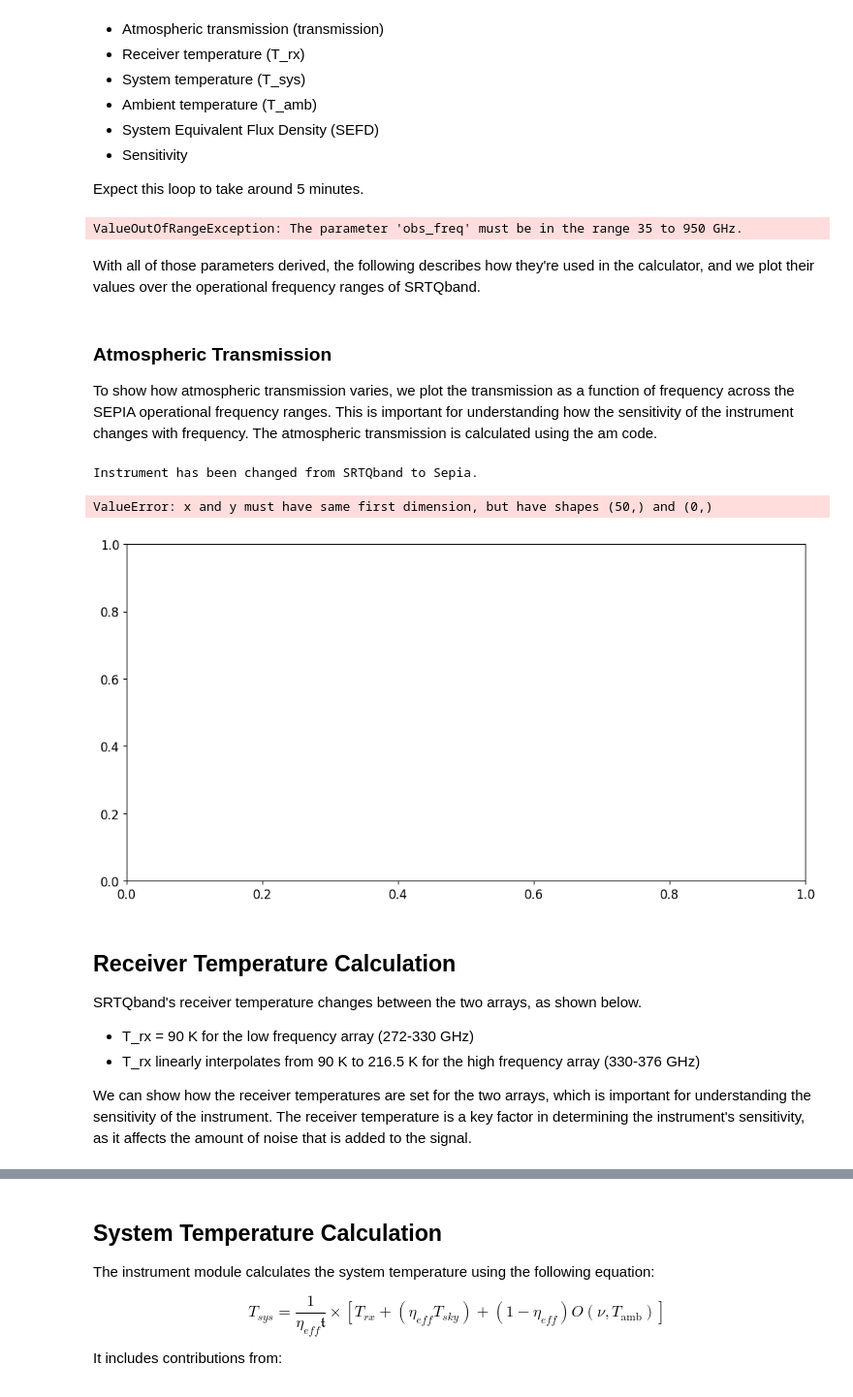
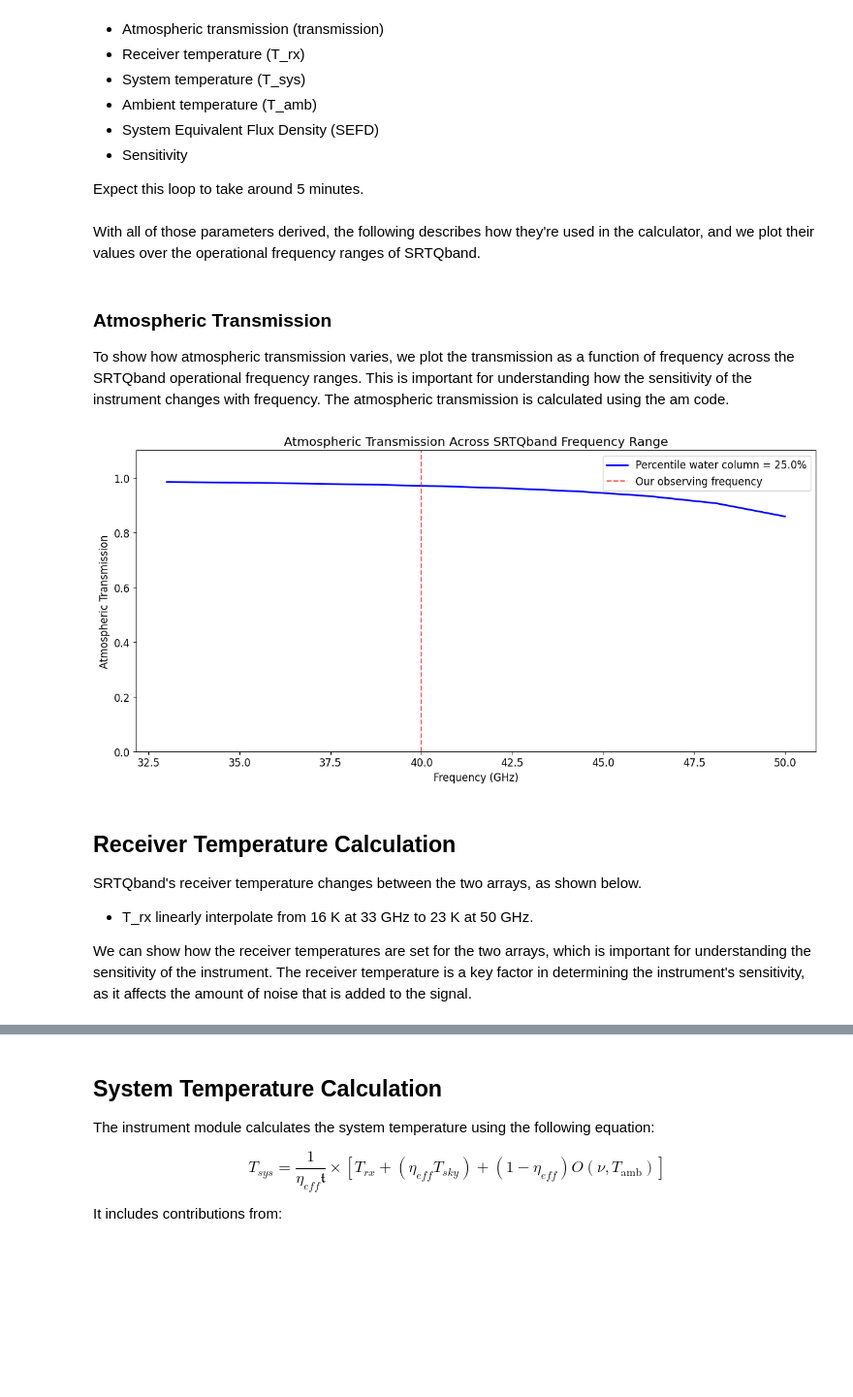
Before and after one commit to ukatc/AtLAST_sensitivity_calculator, a Jupyter notebook: Jupyter_Notebooks/Instrument_Walkthroughs/SRTQBand_instrument_walkthrough.ipynb, the cells around one changed output, grey strips where cells are left out. Shown at 97% size. Cells and saved outputs as stored; diff of their text form; code cells hidden in the pictures; blank space fills up the shorter version.

```diff
--- a/Jupyter_Notebooks/Instrument_Walkthroughs/SRTQBand_instrument_walkthrough.ipynb
+++ b/Jupyter_Notebooks/Instrument_Walkthroughs/SRTQBand_instrument_walkthrough.ipynb
@@ -170,7 +170,7 @@ Calculations will now be performed using: SRTQband
 Let's visualise how various parameters change as a function of frequency across the SRTQba bands. First, because SRTQband has a low frequency and high frequency array, lets setup an array of frequencies that combines these two ranges for derivations through the notebook
 # %%
 # Create a frequency array spanning SRTQband's specific frequency ranges for plotting
-frequencies = np.linspace(33,40,50)
+frequencies = np.linspace(33,50,10)
 # %% [markdown]
 Because the calculator re-calculates on each parameter change, and there are a lot of calculations being done in this notebook, there is a single loop here which calculates all of the parameters we're exploring in the rest of the notebook. This includes:
 
@@ -204,7 +204,7 @@ for freq in frequencies:
     transmission.append(calculator.derived_parameters.transmittance)
 
     # extract receiver temperature from the calculator, and add it to the list
-    t_rx = srtqband.calculate_receiver_temp(calculator.user_input.obs_freq)
+    t_rx = srtqband_instrument.calculate_receiver_temp(calculator.user_input.obs_freq)
     t_rx_values.append(t_rx)
 
     # extract sky and ambient temperatures from the calculator, and add them to the lists
@@ -216,46 +216,41 @@ for freq in frequencies:
 
     # extract sensitivity from the calculator, and add it to the list
     sensitivity.append(calculator.calculate_sensitivity())
-# %% [output]
-ValueOutOfRangeException: The parameter 'obs_freq' must be in the range 35 to 950 GHz.
 # %% [markdown]
 With all of those parameters derived, the following describes how they're used in the calculator, and we plot their values over the operational frequency ranges of SRTQband.
 # %% [markdown]
 ### Atmospheric Transmission
 
-To show how atmospheric transmission varies, we plot the transmission as a function of frequency across the SEPIA operational frequency ranges. This is important for understanding how the sensitivity of the instrument changes with frequency.  The atmospheric transmission is calculated using the am code.
+To show how atmospheric transmission varies, we plot the transmission as a function of frequency across the SRTQband operational frequency ranges. This is important for understanding how the sensitivity of the instrument changes with frequency.  The atmospheric transmission is calculated using the am code.
 # %%
 # Reset to our primary observing frequency
-calculator.user_input.obs_freq = 345.0*u.GHz
+calculator.user_input.obs_freq = 40*u.GHz
 
 # Plot
 fig, ax = plt.subplots()
 
 # plot atmospheric transmission over the SRTQband operational frequency ranges
 ax.plot(frequencies, transmission, 'b-', linewidth=2, label=f'Percentile water column = {calculator.user_input.weather}%')
 # draw a vertical line at our observing frequency (dashed)
 ax.axvline(calculator.user_input.obs_freq.value, color='r', linestyle='--', alpha=0.7, label='Our observing frequency')
 
 
 # label the plot
 ax.set_xlabel('Frequency (GHz)')
 ax.set_ylabel('Atmospheric Transmission')
 ax.set_title('Atmospheric Transmission Across SRTQband Frequency Range')
 ax.legend()
 ax.set_ylim([0, 1.1])
 plt.tight_layout()
 plt.show()
 # %% [output]
-Instrument has been changed from SRTQband to Sepia.
-ValueError: x and y must have same first dimension, but have shapes (50,) and (0,)
-[figure, old version]
+[figure, new version]
 # %% [markdown]
 ## Receiver Temperature Calculation
 
 SRTQband's receiver temperature changes between the two arrays, as shown below.
 
-* T_rx = 90 K for the low frequency array (272-330 GHz)
-* T_rx linearly interpolates from 90 K to 216.5 K for the high frequency array (330-376 GHz)
+* T_rx  linearly interpolate from 16 K at 33 GHz to 23 K at 50 GHz.
 
 We can show how the receiver temperatures are set for the two arrays, which is important for understanding the sensitivity of the instrument. The receiver temperature is a key factor in determining the instrument's sensitivity, as it affects the amount of noise that is added to the signal.
 # %%
```
Also changed, not shown: parts of 11 cells of this notebook, 7 other files.
